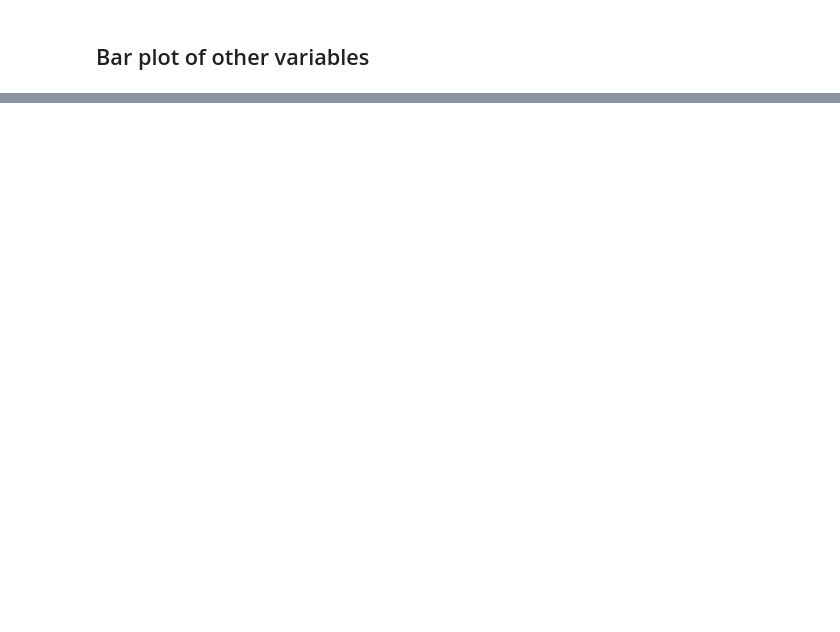
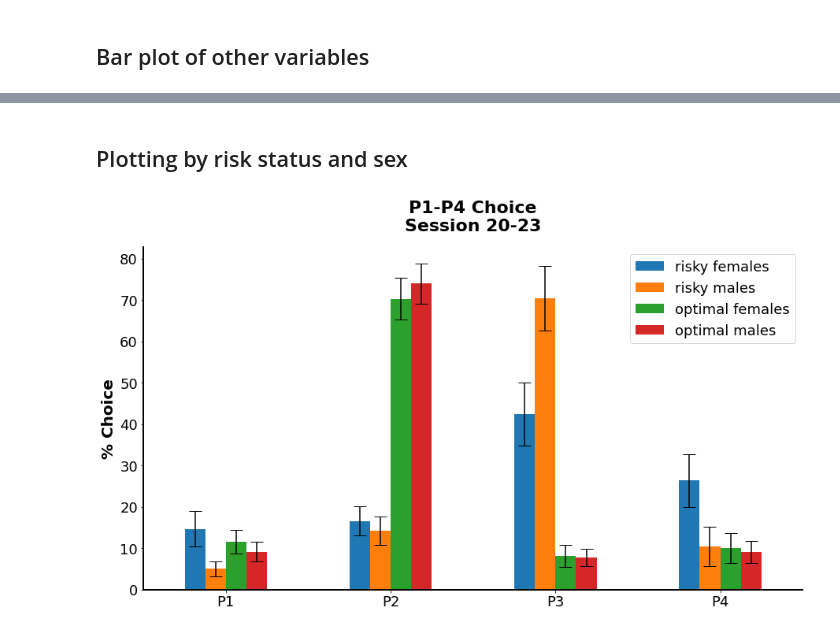
Before and after one commit to deckyblue/sparklyRGT, a Jupyter notebook: sparklyRGT_tutorial/used_templates/BH10_sparklyRGT_template_2.ipynb, the cells around one changed output, grey strips where cells are left out. Saved outputs shown, nothing was run; the diff lists cells and outputs as text; code cells hidden in the pictures; blank space fills up the shorter version.

```diff
--- a/sparklyRGT_tutorial/used_templates/BH10_sparklyRGT_template_2.ipynb
+++ b/sparklyRGT_tutorial/used_templates/BH10_sparklyRGT_template_2.ipynb
@@ -122,0 +230,15 @@ mean_scores_risk
+# %%
+risky_females = np.concatenate((classic_female_risky,cued_female_risky))
+optimal_females = np.concatenate((classic_female_optimal,cued_female_optimal))
+
+risky_males = np.concatenate((classic_male_risky,cued_male_risky))
+optimal_males = np.concatenate((classic_male_optimal,cued_male_optimal))
+
+group_list_risk_sex = [risky_females,risky_males,optimal_females,optimal_males]
+
+group_names_risk_sex = {0: 'risky females',
+                       1: 'risky males',
+                       2: 'optimal females',
+                       3: 'optimal males'}
+
+mean_scores_risk_sex, SEM_risk_sex = rgt.get_means_sem(df_sum, group_list_risk_sex, group_names_risk_sex)
@@ -140 +308,7 @@ rgt.rgt_plot('prem', startsess, endsess, title, mean_scores, SEM, group_names =
+# %% [markdown]
+## Plotting by risk status and sex
+# %%
+rgt.choice_bar_plot(startsess, endsess, mean_scores_risk_sex, SEM_risk_sex)
+# %% [output]
+[figure, added]
 # %%
```
Also changed, not shown: parts of 29 cells of this notebook, 6 other files.
